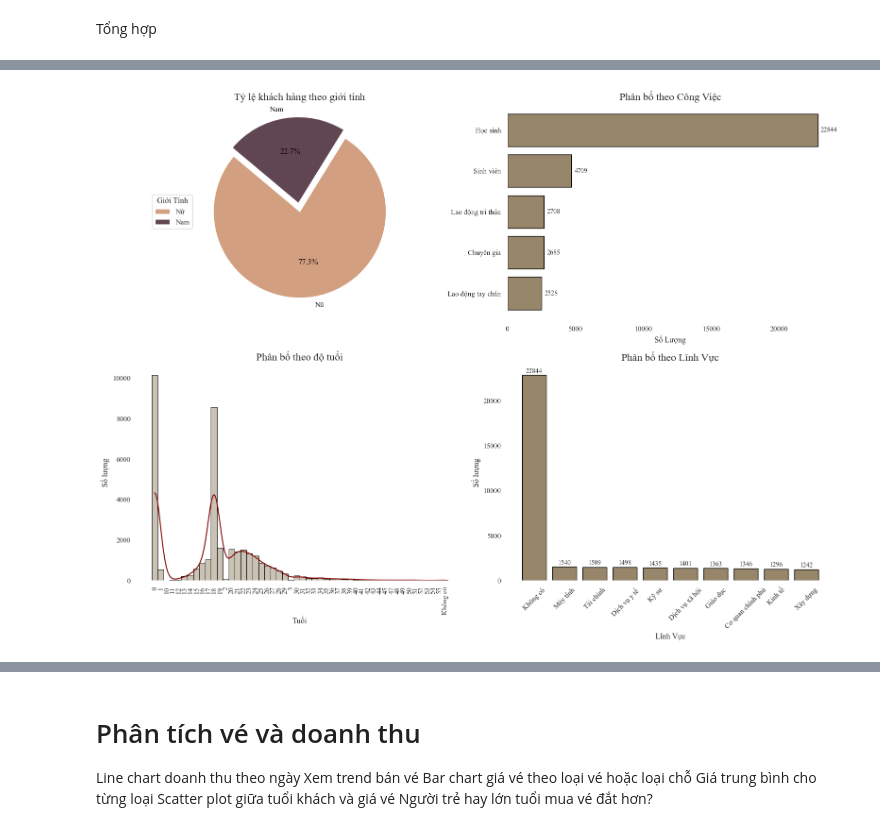
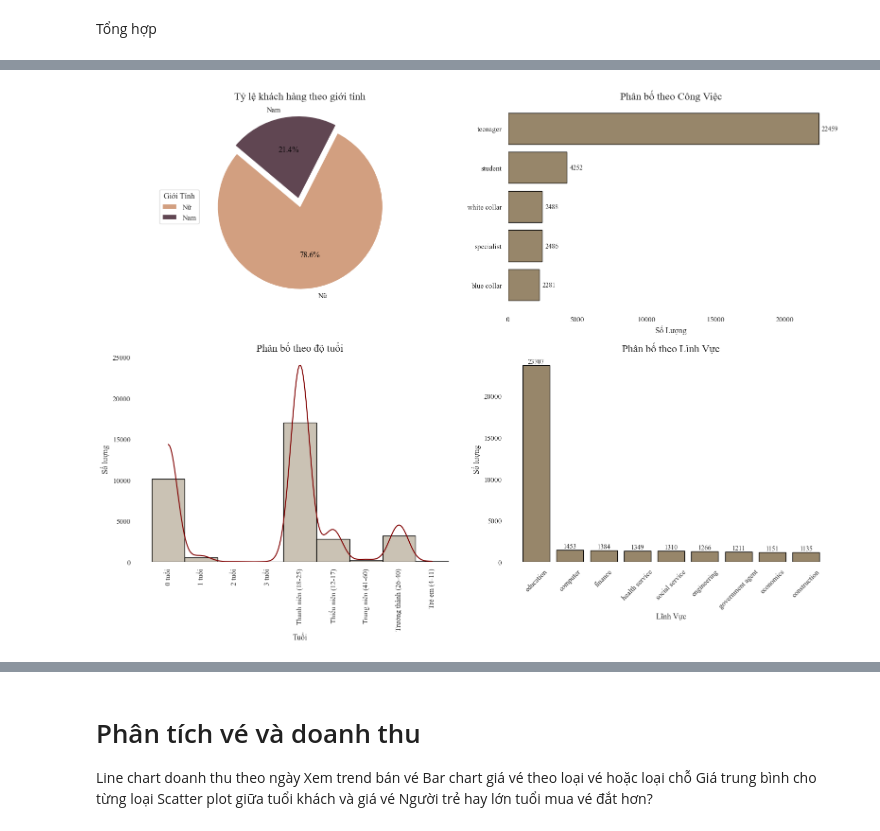
Before and after one commit to Thao1274/Nhom_5_Mid_term_1, a Jupyter notebook: code.subplot.ipynb, the cells around one changed output, grey strips where cells are left out. Drawn from its saved outputs; the diff is of its cells as text; code cells hidden in the pictures.

Commit message:
Visualization, 1 cái là code của từng chart, 1 cái là viết thành subplot

```diff
--- a/code.subplot.ipynb
+++ b/code.subplot.ipynb
@@ -3,7 +3,7 @@ import pandas as pd
 import matplotlib.pyplot as plt
 import seaborn as sns
 # %%
-cinema= pd.read_csv(r"C:\Users\manhphi2811\OneDrive - National Economics University\Học Kỳ 6\Big data\final_dataset.xlsx - Final.csv")
+cinema= pd.read_csv(r"C:\Users\manhphi2811\OneDrive - National Economics University\Học Kỳ 6\Midterm\df_final.csv")
 # %%
 cinema.info()
 # %% [output]
@@ -90,22 +36,0 @@ plt.show()
-# %%
-# Tính toán dữ liệu
-cinema_fields = cinema['Lĩnh vực'].value_counts()
-
-# Vẽ biểu đồ
-plt.figure(figsize=(10, 6))
-plt.bar(cinema_fields.index, cinema_fields.values, color='#D29F80', edgecolor='black')
-plt.xlabel('Lĩnh Vực', fontsize=12)
-plt.ylabel('Số lượng', fontsize=12)
-plt.title('Phân bố theo Lĩnh Vực', fontsize=16)
-plt.grid(axis='y', linestyle='--', alpha=0.7)
-plt.tight_layout()
-
-# Thêm giá trị trên mỗi cột
-for i, v in enumerate(cinema_fields.values):
-    plt.text(i, v + 300, str(v), ha='center', fontsize=10)
-
-# Ẩn các viền
-for spine in ['top', 'right', 'left', 'bottom']:
-    plt.gca().spines[spine].set_visible(False)
-
-plt.show()
@@ -153,7 +57,7 @@ axs = axs.flatten()
 axs = axs.flatten()
 
 # Chart 1: Pie giới tính
-counts = cinema['Giới Tính'].value_counts()
+counts = cinema['Gender'].value_counts()
 labels = counts.index
 colors = ['#604652' if label == 'Nam' else '#D29F80' for label in labels]
 explode = [0.1 if label == 'Nam' else 0 for label in labels]
@@ -165,7 +69,9 @@ axs[0].set_title('Tỷ lệ khách hàng theo giới tính', fontsize=16)
 axs[0].legend(wedges, labels, title="Giới Tính", loc="center left", bbox_to_anchor=(-0.2, 0.5))
 
 # Chart 2: Barh công việc
-cinema_jobs = cinema['Công việc'].value_counts()
+
+cinema_jobs = cinema['job'].value_counts()
+
 axs[1].barh(cinema_jobs.index, cinema_jobs.values, color='#97866A', edgecolor='black')
 axs[1].set_title('Phân bố theo Công Việc', fontsize=16)
 axs[1].set_xlabel('Số Lượng', fontsize=12)
@@ -177,43 +83,43 @@ for spine in axs[1].spines.values():
     spine.set_visible(False)
 
 # Chart 3: Histogram độ tuổi
-cinema_sorted = cinema.sort_values(by='Tuổi')
+cinema_sorted = cinema.sort_values(by='Age Group')
 sns.histplot(
     data=cinema_sorted,
-    x='Tuổi',
+    x='Age Group',
     kde=True,
     bins=60,
     color='#97866A',
     edgecolor='black',
     ax=axs[2],
 )
 
 axs[2].lines[0].set_color('maroon')
 
 axs[2].set_title('Phân bố theo độ tuổi', fontsize=16)
 axs[2].set_xlabel('Tuổi', fontsize=12)
 axs[2].set_ylabel('Số lượng', fontsize=12)
 axs[2].tick_params(axis='x', rotation=90)
 axs[2].grid(False)
 for spine in axs[2].spines.values():
     spine.set_visible(False)
 
 
 # Chart 4: Bar lĩnh vực
-cinema_fields = cinema['Lĩnh vực'].value_counts()
-axs[3].bar(cinema_fields.index, cinema_fields.values, color='#97866A', edgecolor='black')
+cinema_industry = cinema['industry'].value_counts()
+axs[3].bar(cinema_industry.index, cinema_industry.values, color='#97866A', edgecolor='black')
 axs[3].set_xlabel('Lĩnh Vực', fontsize=12)
 axs[3].set_ylabel('Số lượng', fontsize=12)
 axs[3].set_title('Phân bố theo Lĩnh Vực', fontsize=16)
 axs[3].grid(axis='y', linestyle='--', alpha=0.7)
 axs[3].tick_params(axis='x', rotation=45)
-for i, v in enumerate(cinema_fields.values):
-    axs[3].text(i, v + max(cinema_fields.values)*0.01, str(v), ha='center', fontsize=10)
+for i, v in enumerate(cinema_industry.values):
+    axs[3].text(i, v + max(cinema_industry.values)*0.01, str(v), ha='center', fontsize=10)
 for spine in axs[3].spines.values():
     spine.set_visible(False)
 
 plt.grid(False)
 plt.tight_layout()
 plt.show()
 # %% [output]
-[figure, old version]
+[figure, new version]
```
Also changed, not shown: parts of 20 cells of this notebook, 1 other file.
